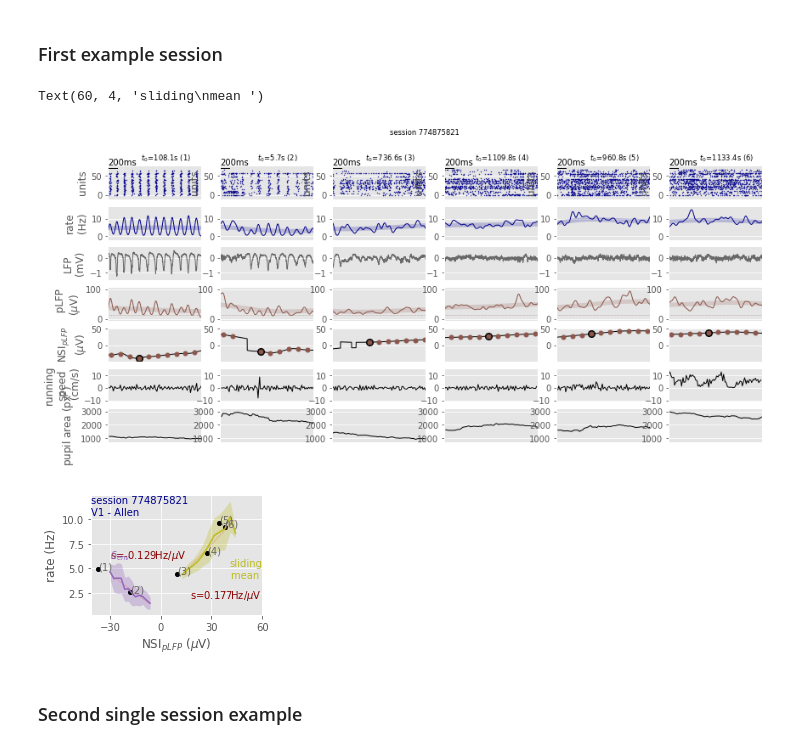
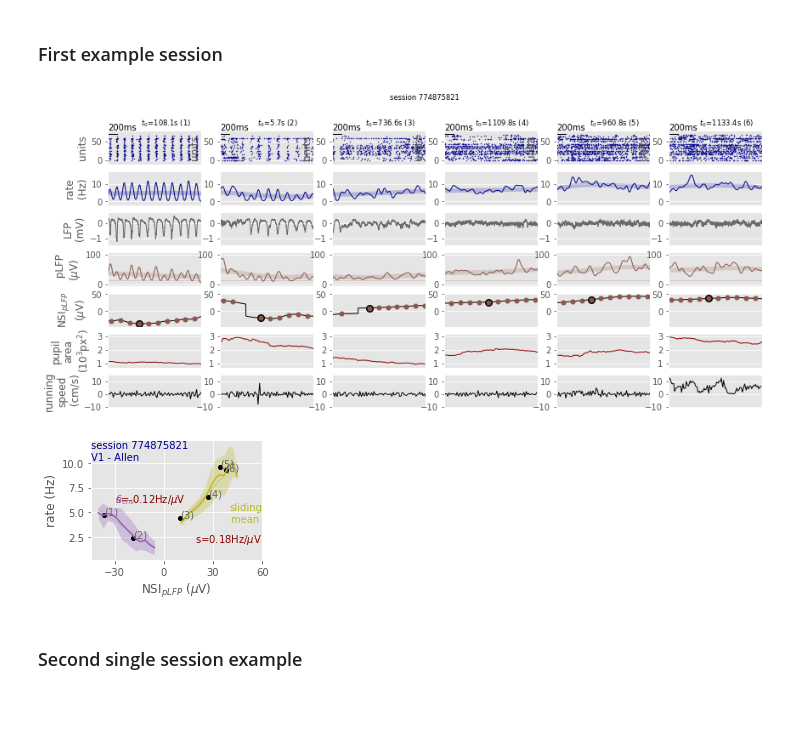
Before and after one commit to yzerlaut/Network_State_Index, a Jupyter notebook: demo/Allen-Neuropixels-dataset.ipynb, the cells around one changed output. Saved outputs shown, nothing was run; the diff lists cells and outputs as text; code cells hidden in the pictures; blank space fills up the shorter version.

```diff
--- a/demo/Allen-Neuropixels-dataset.ipynb
+++ b/demo/Allen-Neuropixels-dataset.ipynb
@@ -495,7 +495,7 @@ DATA = []
 for i in range(len(sessions)):
     data = Data(session_index=i, reduced=True)
     data.compute_NSI(quantity='pLFP',
-                     alpha=2.85,
+                     alpha=3.07,
                      p0_percentile=1,
                      verbose=False)
     data.validate_NSI(quantity='pLFP', verbose=False)
@@ -505,7 +505,7 @@ for i in range(len(sessions)):
                      verbose=False)
     DATA.append(data)
 # %%
-NSI_bins = np.linspace(-50, 80, 50)
+NSI_bins = np.linspace(-50, 80, 100)
 NSI_hist = np.zeros((len(sessions), len(NSI_bins)-1))
 for i, data in enumerate(DATA):
     NSI_hist[i,:] = np.histogram(data.pLFP_vNSI, bins=NSI_bins, density=True)[0]
@@ -685,13 +683,13 @@ plt.tight_layout()
 # %% [markdown]
 ## We plot sample data and single session average
 # %%
-def plot_sample_data(data, title='',
+def plot_sample_data(data, title='', with_pupil=False,
                      time_points=[100, 1000],
                      episode_ids=[],
                      duration=2):
 
 
-    fig, AX_full = plt.subplots(6,len(time_points), figsize=(2.3*len(time_points), 6))
+    fig, AX_full = plt.subplots(7 if with_pupil else 6,len(time_points), figsize=(2.3*len(time_points), 6))
     fig.suptitle(title, size='small')
 
     if len(time_points)==1:
@@ -726,18 +724,18 @@ def plot_sample_data(data, title='',
         data.plot('pLFP_NSI', t0=t0, duration=duration, ax=AX[4], color='k', lw=1)
         data.plot('pLFP_vNSI', t0=t0, duration=duration, ax=AX[4], color=plt.cm.tab10(5), lw=0, ms=5)
 
-        # speed plot
-        data.plot('running_speed', t0=t0, duration=duration, ax=AX[5])
 
-        ## speed plot
-        #data.plot('pupil_area', t0=t0, duration=duration, ax=AX[6])
+        if with_pupil:
+            data.plot('pupil_area', t0=t0, duration=duration, ax=AX[5], color='darkred')
+            data.plot('running_speed', t0=t0, duration=duration, ax=AX[6])
+        else:
+            data.plot('running_speed', t0=t0, duration=duration, ax=AX[5])
 
         # labelling axes and setting the same limes
-        for j, label, ax in zip(range(len(AX)),
-                                ['units', 'rate\n(Hz)', 'LFP\n(mV)', '  pLFP\n($\mu$V)', 'NSI$_{pLFP}$\n($\mu$V)',
-                                 #'running\nspeed\n (cm/s)', 'pupil area (px$^2$)'],
-                                 'running\nspeed\n (cm/s)'],
-                                AX):
+        labels = ['units', 'rate\n(Hz)', 'LFP\n(mV)', '  pLFP\n($\mu$V)', 'NSI$_{pLFP}$\n($\mu$V)', 'pupil\narea\n(px$^2$)', 'running\nspeed\n (cm/s)']
+        if not with_pupil:
+            labels = labels[:5]+[labels[-1]]
+        for j, label, ax in zip(range(len(AX)), labels, AX):
             if ax in AX_full.T[0]:
                 ax.set_ylabel(label)
             ax.set_xticks([])
@@ -756,7 +754,7 @@ def plot_sample_data(data, title='',
         AX[0].plot([t0,t0+0.2], (YLIMS[0][1])*np.ones(2), 'k-', lw=1)
         AX[0].annotate('200ms', (0,1), xycoords='axes fraction')# (t0, YLIMS[0][1]))
 
-    return fig, AX
+    return fig, AX_full
 
 
 def plot_single_session_data(session_id, data, episode_ids):
@@ -778,13 +776,13 @@ def plot_single_session_data(session_id, data, episode_ids):
     if np.sum(cond)>2:
         pol = np.polyfit(NSI_bins_neg[cond], delta_env_rhythmic[session_id,cond], 1)
         ax.plot(NSI_bins_neg[cond], np.polyval(pol, NSI_bins_neg[cond]), '--', color='red', lw=0.2)
-        ax.annotate('s=%.3fHz/$\mu$V'%neg_slopes[session_id], (-30,6), color='darkred')
+        ax.annotate('s=%.2fHz/$\mu$V'%neg_slopes[session_id], (-30,6), color='darkred')
 
     cond = np.isfinite(mean_level_nonrhythmic[session_id,:])
     if np.sum(cond)>2:
         pol = np.polyfit(NSI_bins_pos[cond], mean_level_nonrhythmic[session_id,cond], 1)
         ax.plot(NSI_bins_pos[cond], np.polyval(pol, NSI_bins_pos[cond]), '--', color='red', lw=0.2)
-        ax.annotate('s=%.3fHz/$\mu$V'%pos_slopes[session_id], (60,2), color='darkred', ha='right')
+        ax.annotate('s=%.2fHz/$\mu$V'%pos_slopes[session_id], (60,2), color='darkred', ha='right')
 
     ax.plot(NSI_bins_neg, delta_env_rhythmic[session_id,:], color=plt.cm.tab10(4))
     ax.fill_between(NSI_bins_neg, delta_env_rhythmic[session_id,:]-std_delta_env_rhythmic[session_id,:],
@@ -835,18 +833,21 @@ def look_for_specific_trials(data, nsi_plfp_level,
 # %%
 session_index = 5
 episode_ids=[135954, 8217, 921798, 1388424, 1201923, 1417806]
-fig, _ = plot_sample_data(DATA[session_index], title='session %i' % sessions.index.values[session_index],
+fig, AX = plot_sample_data(DATA[session_index], title='session %i' % sessions.index.values[session_index],
                           episode_ids=episode_ids,
-                          time_points=[7008.1, 6905.7, 7636.65, 8009.8, 7860.8, 8033.4])
-#fig.savefig('../doc/Allen-Session%i-raw.svg' % session_index)
+                          time_points=[7008.1, 6905.7, 7636.65, 8009.8, 7860.8, 8033.4], with_pupil=True)
+for ax in AX[5]:
+    ax.set_yticks([1000,2000,3000])
+    ax.set_yticklabels(['1', '2', '3'])
+AX[5][0].set_ylabel('pupil\narea\n(10$^3.$px$^2$)')
+fig.savefig('../doc/Allen-Session%i-raw.svg' % session_index)
 fig, ax = plot_single_session_data(session_index, DATA[session_index], episode_ids)
 ax.annotate('$\delta_{env}$', (-30, 6), color=plt.cm.tab10(4))
 ax.annotate('sliding\nmean ', (60, 4), ha='right', color=plt.cm.tab10(8))
-#fig.savefig('../doc/Allen-Session%i-summary.svg' % session_index)
+fig.savefig('../doc/Allen-Session%i-summary.svg' % session_index)
 # %% [output]
-Text(60, 4, 'sliding\nmean ')
-[figure, old version]
+[figure, new version]
-[figure, old version]
+[figure, new version]
 # %% [markdown]
 ### Second single session example
 # %%
```
Also changed, not shown: parts of 19 cells of this notebook, 1 other file.
